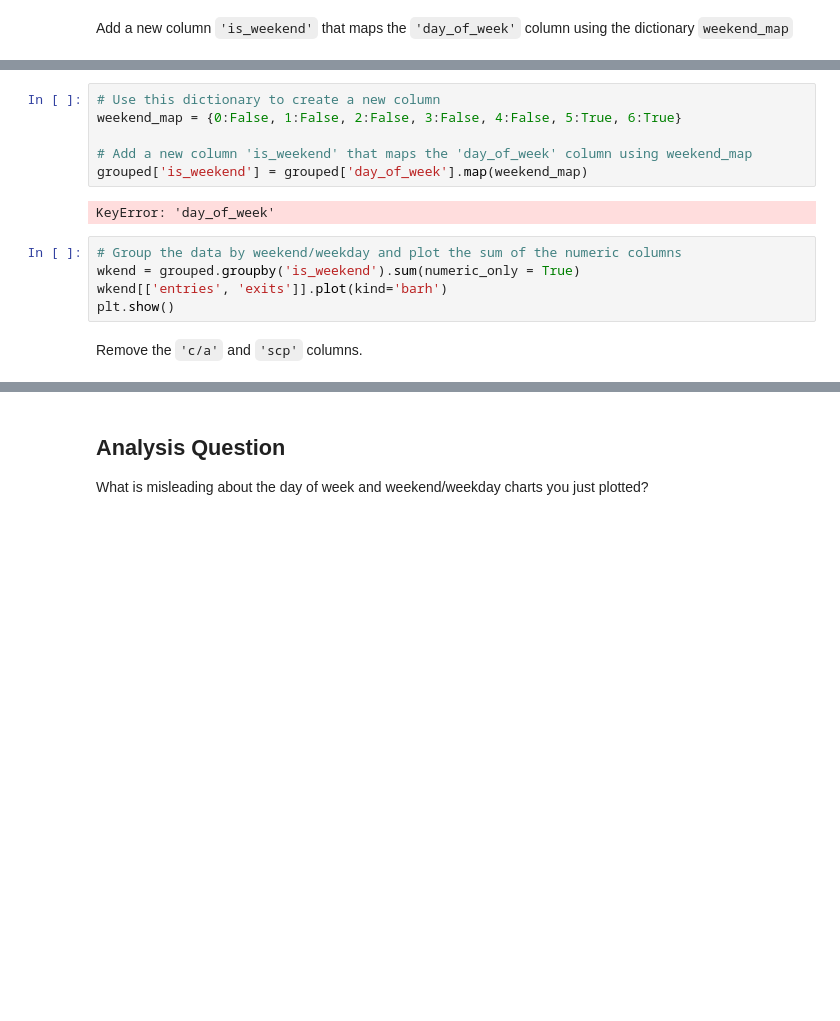
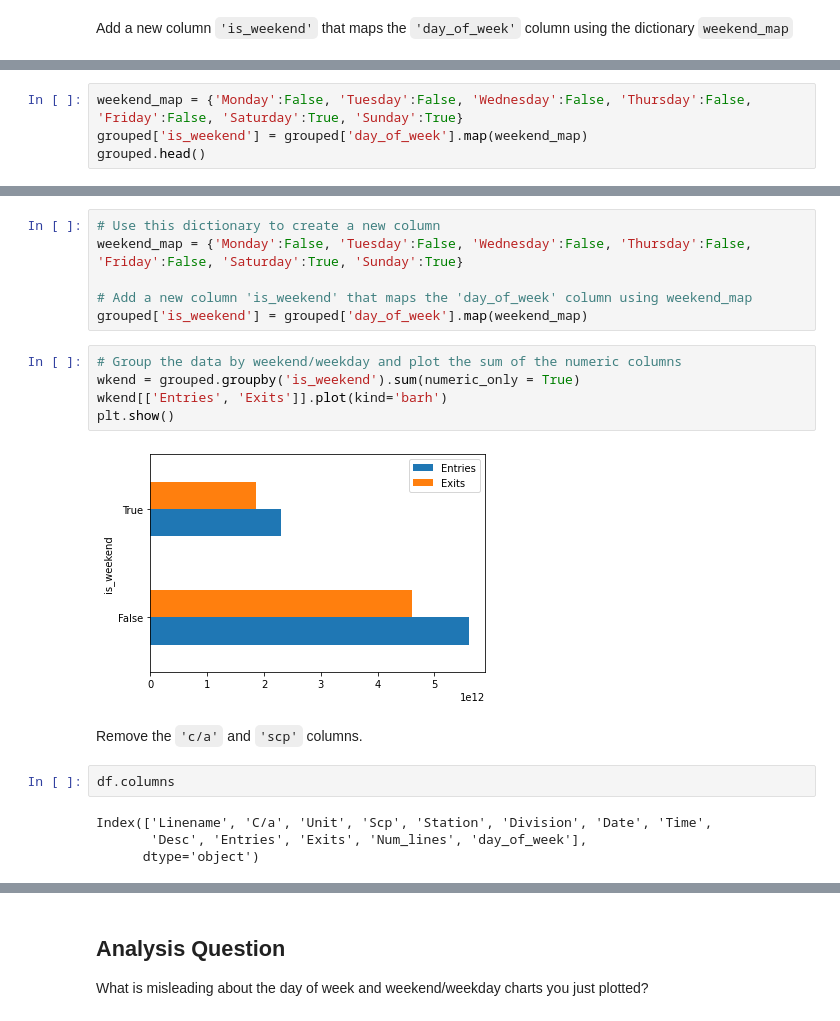
Before and after one commit to KeyMoney22/dsc-pandas-series-and-dataframes-lab, a Jupyter notebook: index.ipynb, the cells around one changed output, grey strips where cells are left out. Saved outputs shown, nothing was run; the diff lists cells and outputs as text; blank space fills up the shorter version.

```diff
--- a/index.ipynb
+++ b/index.ipynb
@@ -235,0 +247,4 @@ AttributeError: Can only use .dt accessor with datetimelike values
+# %%
+weekend_map = {'Monday':False, 'Tuesday':False, 'Wednesday':False, 'Thursday':False, 'Friday':False, 'Saturday':True, 'Sunday':True}
+grouped['is_weekend'] = grouped['day_of_week'].map(weekend_map)
+grouped.head()
@@ -236,17 +275,23 @@ AttributeError: Can only use .dt accessor with datetimelike values
 # %%
 # Use this dictionary to create a new column
-weekend_map = {0:False, 1:False, 2:False, 3:False, 4:False, 5:True, 6:True}
+weekend_map = {'Monday':False, 'Tuesday':False, 'Wednesday':False, 'Thursday':False, 'Friday':False, 'Saturday':True, 'Sunday':True}
 
 # Add a new column 'is_weekend' that maps the 'day_of_week' column using weekend_map
 grouped['is_weekend'] = grouped['day_of_week'].map(weekend_map)
-# %% [output]
-KeyError: 'day_of_week'
 # %%
 # Group the data by weekend/weekday and plot the sum of the numeric columns
 wkend = grouped.groupby('is_weekend').sum(numeric_only = True)
-wkend[['entries', 'exits']].plot(kind='barh')
+wkend[['Entries', 'Exits']].plot(kind='barh')
 plt.show()
+# %% [output]
+[figure, added]
 # %% [markdown]
 Remove the `'c/a'` and `'scp'` columns.
+# %%
+df.columns
+# %% [output]
+Index(['Linename', 'C/a', 'Unit', 'Scp', 'Station', 'Division', 'Date', 'Time',
+       'Desc', 'Entries', 'Exits', 'Num_lines', 'day_of_week'],
+      dtype='object')
 # %%
 # Remove the 'c/a' and 'scp' columns
```
Also changed, not shown: parts of 9 cells of this notebook.
